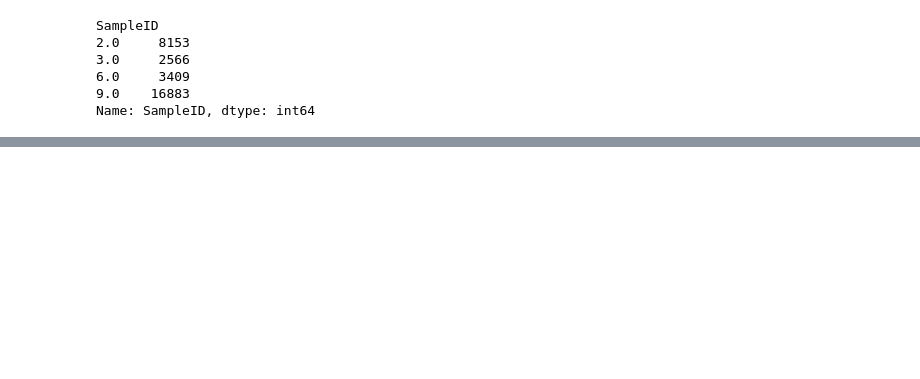
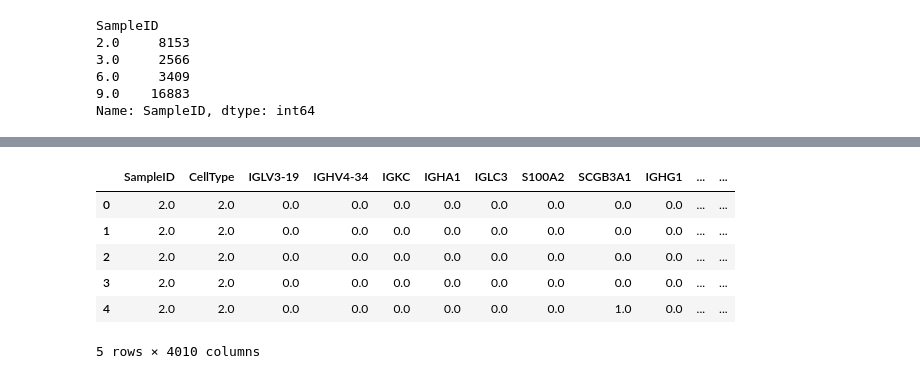
Before and after one commit to BillCoML/cell_anotation, a Jupyter notebook: feat_eng.ipynb, the cells around one changed output, grey strips where cells are left out. Drawn from its saved outputs; the diff is of its cells as text; code cells hidden in the pictures; blank space fills up the shorter version.

```diff
--- a/feat_eng.ipynb
+++ b/feat_eng.ipynb
@@ -85,0 +96,12 @@ np.save('clean_data/y.npy', y)
+# %%
+x = pd.read_csv('data/cleaned_data.csv')
+# %%
+x.head()
+# %% [output]
+|  | SampleID | CellType | IGLV3-19 | IGHV4-34 | IGKC | IGHA1 | IGLC3 | S100A2 | SCGB3A1 | IGHG1 | ... | ... |
+| 0 | 2.0 | 2.0 | 0.0 | 0.0 | 0.0 | 0.0 | 0.0 | 0.0 | 0.0 | 0.0 | ... | ... |
+| 1 | 2.0 | 2.0 | 0.0 | 0.0 | 0.0 | 0.0 | 0.0 | 0.0 | 0.0 | 0.0 | ... | ... |
+| 2 | 2.0 | 2.0 | 0.0 | 0.0 | 0.0 | 0.0 | 0.0 | 0.0 | 0.0 | 0.0 | ... | ... |
+| 3 | 2.0 | 2.0 | 0.0 | 0.0 | 0.0 | 0.0 | 0.0 | 0.0 | 0.0 | 0.0 | ... | ... |
+| 4 | 2.0 | 2.0 | 0.0 | 0.0 | 0.0 | 0.0 | 0.0 | 0.0 | 1.0 | 0.0 | ... | ... |
+5 rows × 4010 columns
```
Also changed, not shown: parts of 14 cells of this notebook, 1 other file.
